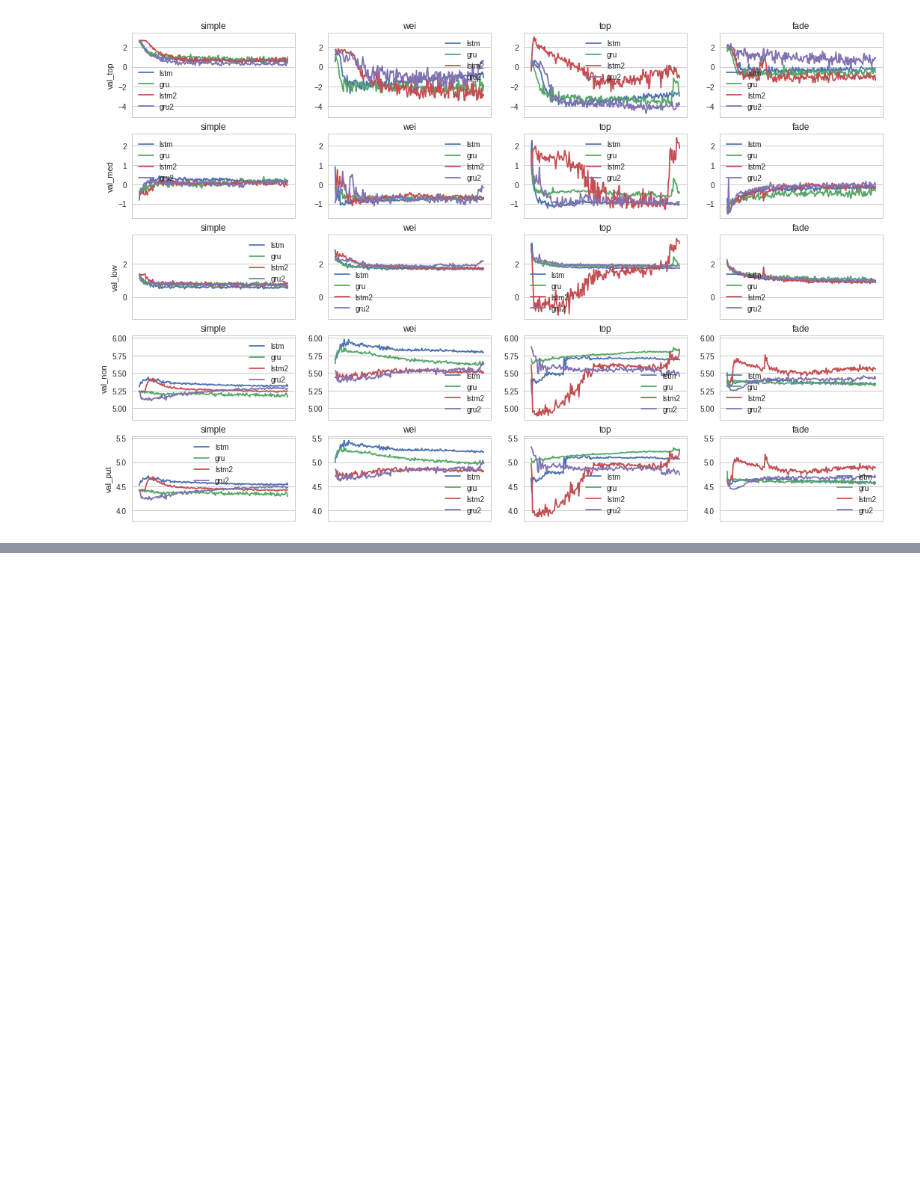
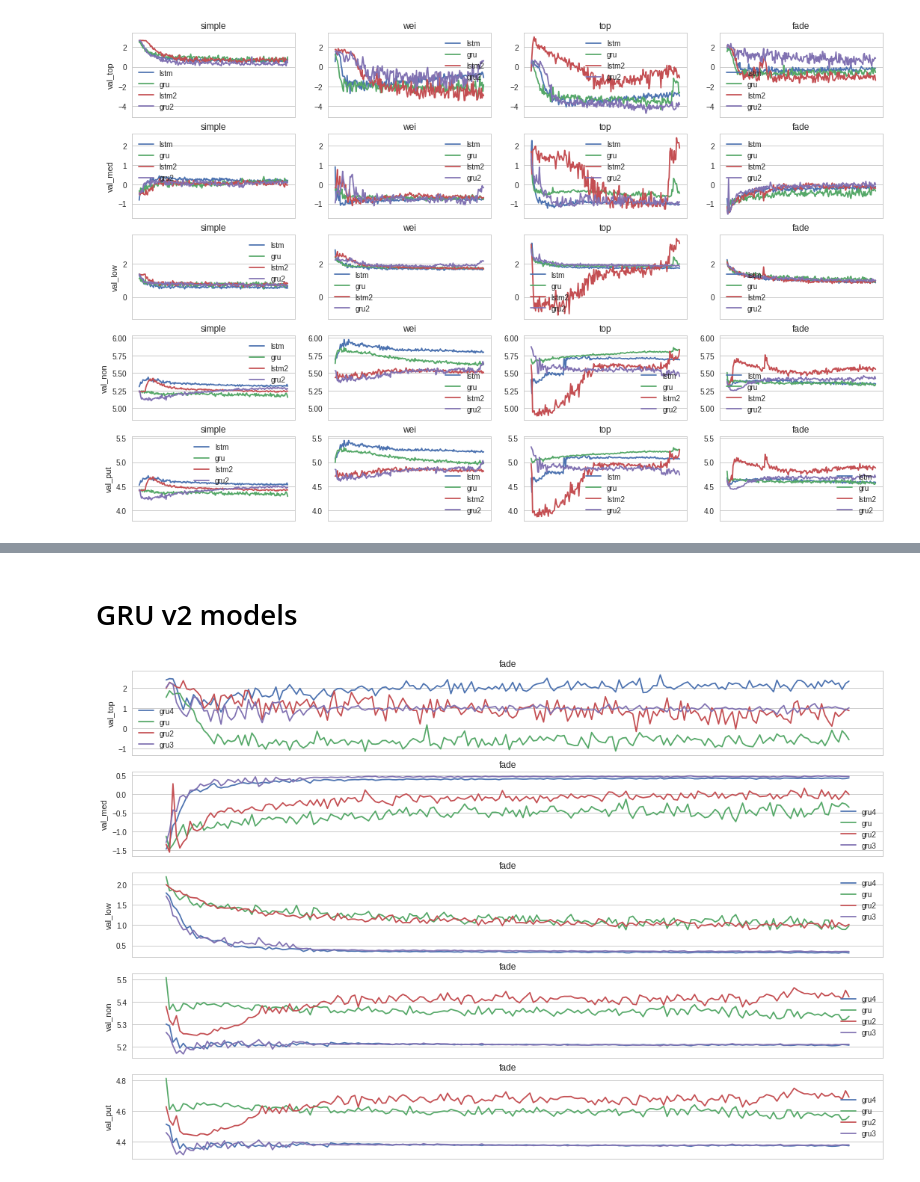
Before and after one commit to weiwang2330/immdeep, a Jupyter notebook: models/paper/overview.ipynb, the cells around one changed output, grey strips where cells are left out. Cells and saved outputs as stored; diff of their text form; code cells hidden in the pictures; blank space fills up the shorter version.

```diff
--- a/models/paper/overview.ipynb
+++ b/models/paper/overview.ipynb
@@ -75,0 +78,42 @@ for r, hs in enumerate(history_files):
+# %% [markdown]
+# GRU v2 models
+# %%
+# no 9mers_imbalanced due to the very poor results
+
+folders = ["gru_fade", "gru2_fade", "gru3_fade", "gru4_fade"]
+
+history_files = ["val_top", "val_med", "val_low", "val_non", "val_put"]
+
+metrics = {x:{} for x in history_files}
+for hs in history_files:
+    models = {}
+    approach = {}
+    for fold in folders:
+        if fold.split("_")[0] not in models:
+            models[fold.split("_")[0]] = {}
+        if fold.split("_")[1] not in approach:
+            approach[fold.split("_")[1]] = {}
+        with open(fold + "/history." + hs + ".txt") as inp:
+            data = [float(x) for x in inp.readlines()]
+            models[fold.split("_")[0]][fold.split("_")[1]] = data
+            approach[fold.split("_")[1]][fold.split("_")[0]] = data
+    metrics[hs] = (models, approach)
+# %%
+fig = plt.figure(figsize=(18, 12))
+ax = []
+for i in range(5):
+    ax.append([fig.add_subplot(5, 1, 1*i+1)])
+#     for j in range(1,4):
+#         ax[-1].append(fig.add_subplot(5, 1, 1*i + j + 1, sharey=ax[-1][-1]))
+
+for r, hs in enumerate(history_files):
+    _, approach = metrics[hs]
+    for c, app in enumerate(approach):
+        if c == 0: ax[r][c].set_ylabel(hs)
+        ax[r][c].set_title(app)
+        for subkey in approach[app]:
+            ax[r][c].plot(np.log(approach[app][subkey]), label = subkey)
+            ax[r][c].legend()
+        ax[r][c].get_xaxis().set_visible(False)
+# %% [output]
+[figure, added]
```
Also changed, not shown: parts of 4 cells of this notebook, 32 other files.
